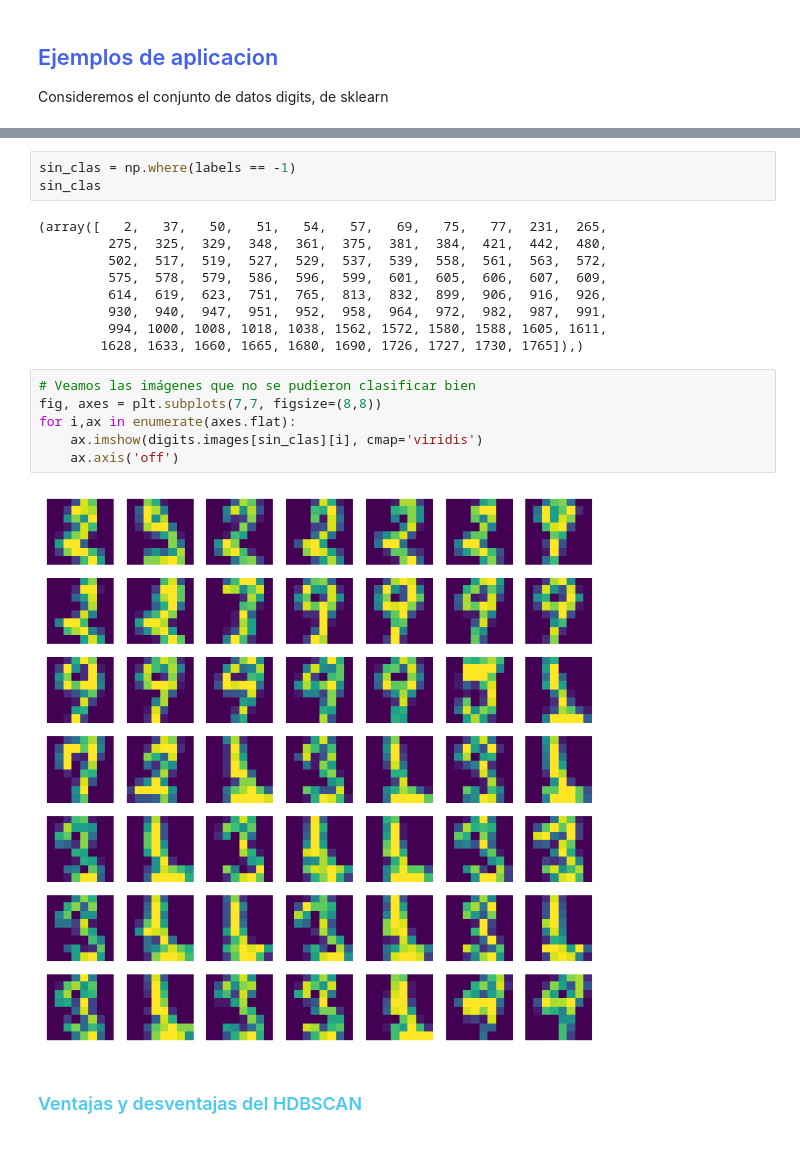
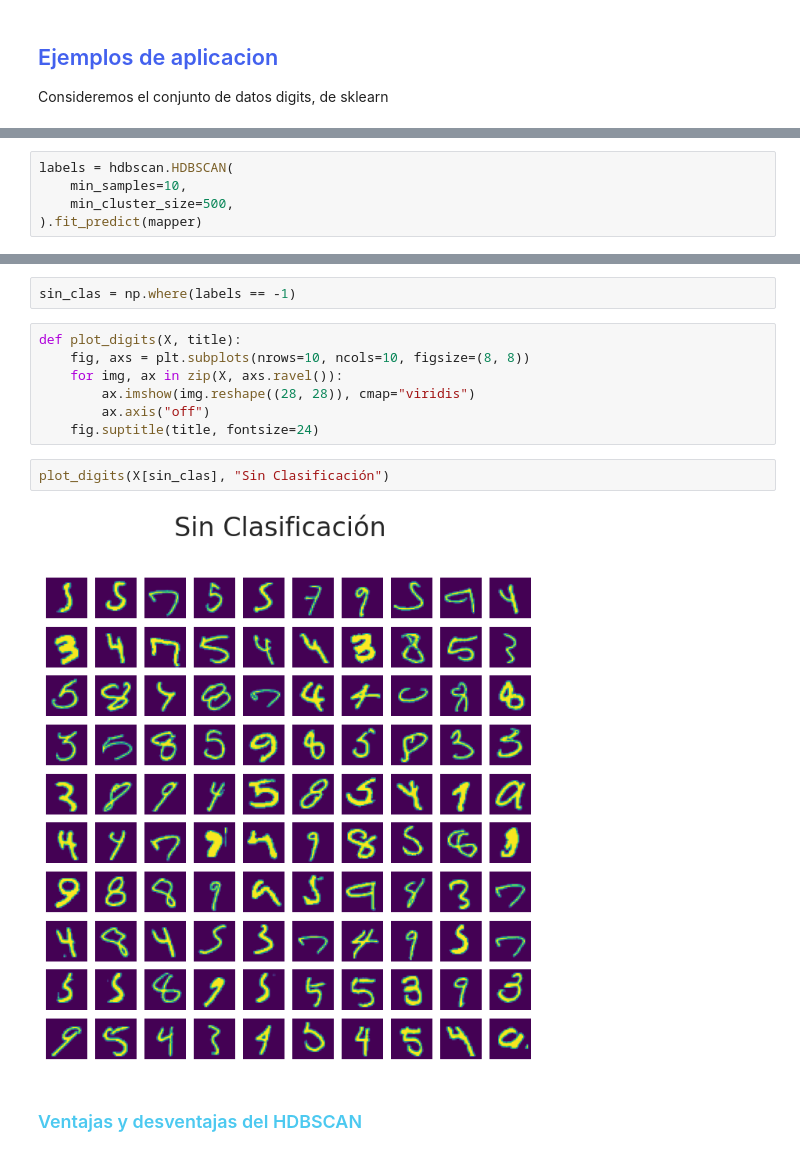
Before and after one commit to Datavaid/HDBSCAN, a Jupyter notebook: HDBSCAN.ipynb, the cells around one changed output, grey strips where cells are left out. Cells and saved outputs as stored; diff of their text form.

```diff
--- a/HDBSCAN.ipynb
+++ b/HDBSCAN.ipynb
@@ -352,2 +355,7 @@ reduc = mapper.transform(digits.data)
+# %%
+labels = hdbscan.HDBSCAN(
+    min_samples=10,
+    min_cluster_size=500,
+).fit_predict(mapper)
 # %%
 fig, (ax1,ax2) = plt.subplots(1,2, figsize = (14,8))
@@ -360,23 +368,16 @@ ax2.set_title("Etiqueta encontrada con Hdbscan");
 # %%
 sin_clas = np.where(labels == -1)
-sin_clas
-# %% [output]
-(array([   2,   37,   50,   51,   54,   57,   69,   75,   77,  231,  265,
-         275,  325,  329,  348,  361,  375,  381,  384,  421,  442,  480,
-         502,  517,  519,  527,  529,  537,  539,  558,  561,  563,  572,
-         575,  578,  579,  586,  596,  599,  601,  605,  606,  607,  609,
-         614,  619,  623,  751,  765,  813,  832,  899,  906,  916,  926,
-         930,  940,  947,  951,  952,  958,  964,  972,  982,  987,  991,
-         994, 1000, 1008, 1018, 1038, 1562, 1572, 1580, 1588, 1605, 1611,
-        1628, 1633, 1660, 1665, 1680, 1690, 1726, 1727, 1730, 1765]),)
-# %%
-# Veamos las imágenes que no se pudieron clasificar bien
-fig, axes = plt.subplots(7,7, figsize=(8,8))
-for i,ax in enumerate(axes.flat):
-    ax.imshow(digits.images[sin_clas][i], cmap='viridis')
-    ax.axis('off')
-# %% [output]
-[figure, removed]
+# %%
+def plot_digits(X, title):
+    fig, axs = plt.subplots(nrows=10, ncols=10, figsize=(8, 8))
+    for img, ax in zip(X, axs.ravel()):
+        ax.imshow(img.reshape((28, 28)), cmap="viridis")
+        ax.axis("off")
+    fig.suptitle(title, fontsize=24)
+# %%
+plot_digits(X[sin_clas], "Sin Clasificación")
+# %% [output]
+[figure, added]
 # %% [markdown]
 ### <span style="color:#4CC9F0">Ventajas y desventajas del HDBSCAN </span>
 # %% [markdown]
```
Also changed, not shown: parts of 7 cells of this notebook.
